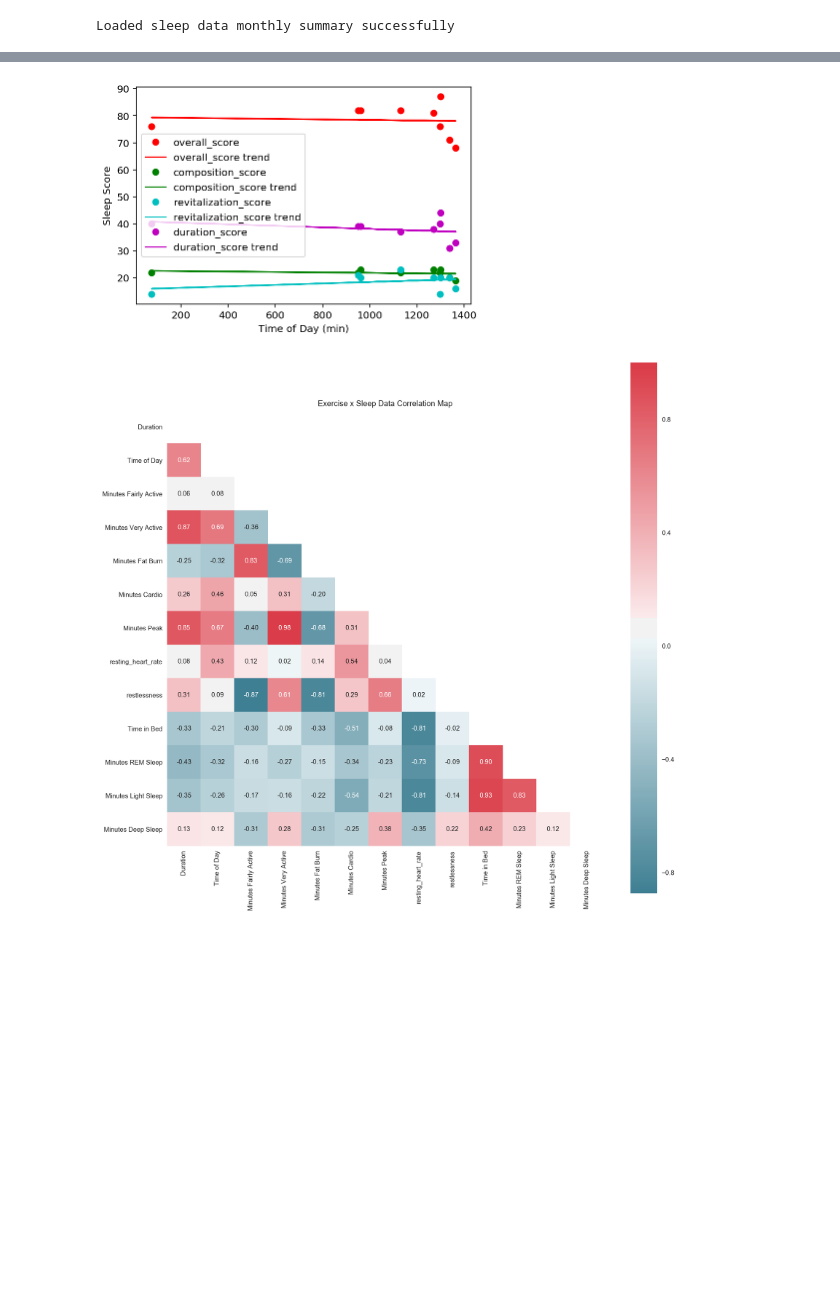
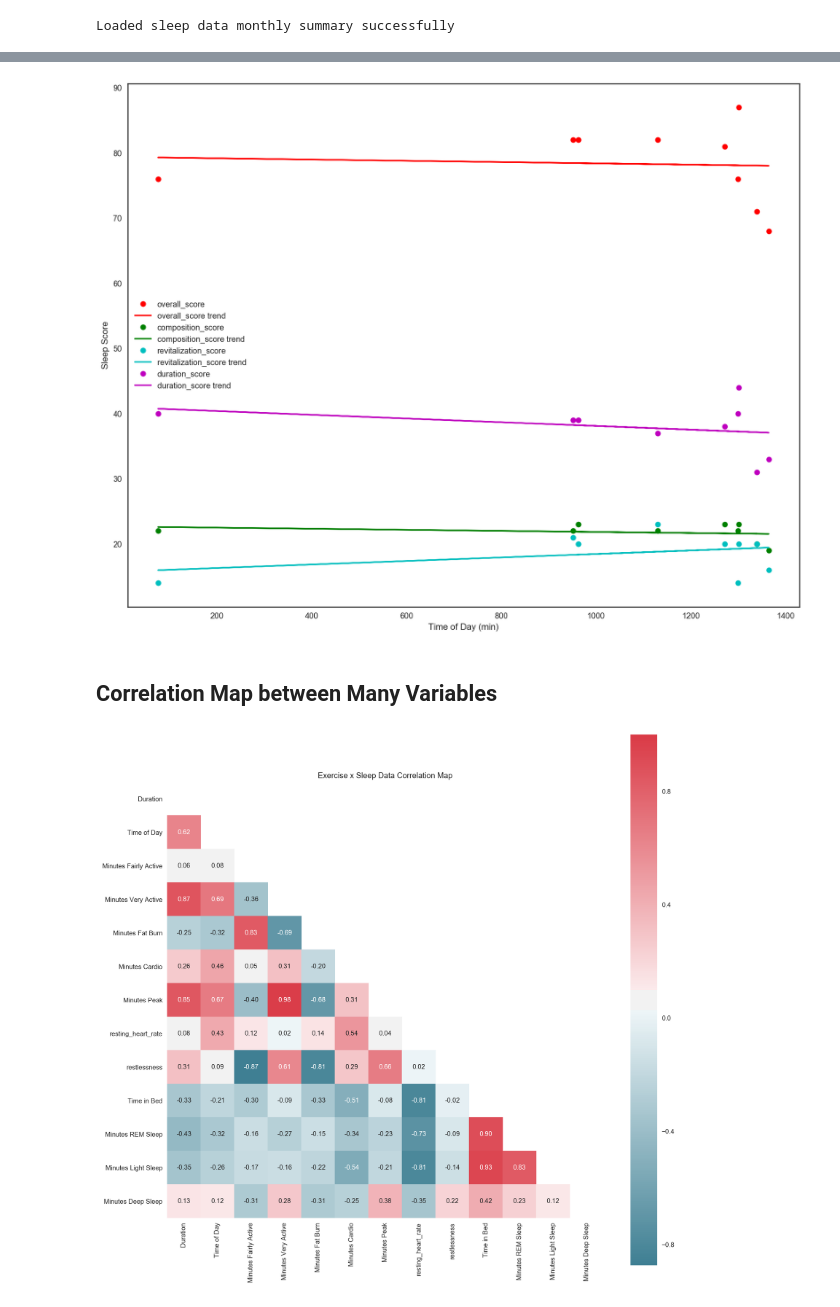
Before and after one commit to mliu356/fitbit-sleep-analyzer, a Jupyter notebook: fitbit-intraday-analysis.ipynb, the cells around one changed output, grey strips where cells are left out. Drawn from its saved outputs; the diff is of its cells as text; code cells hidden in the pictures; blank space fills up the shorter version.

Commit message:
added more graphs + text explanations

```diff
--- a/fitbit-intraday-analysis.ipynb
+++ b/fitbit-intraday-analysis.ipynb
@@ -153,0 +164,11 @@ plt.show()
+# %%
+fig = plt.plot(summaryData['Date'], summaryData['Workout Start'], 'ro')
+fig = plt.plot(summaryData['Date'], summaryData['Workout End'], 'bo')
+fig = plt.plot(summaryData['Date'], summaryData['Sleep Time'], 'c-')
+fig = plt.plot(summaryData['Date'], summaryData['Wake Time'], 'm-')
+plt.title("Current Workout x Sleep Patterns", fontsize=20)
+plt.xlabel("Date")
+plt.ylabel("Hours since midnight (>24 = Next day)")
+plt.legend()
+plt.rcParams['figure.figsize'] = [15.0, 6.0]
+plt.show()
@@ -154,29 +190,31 @@ plt.show()
 # %%
 x = allData['Time of Day']
 y1 = allData['overall_score']
 y2 = allData['composition_score']
 y3 = allData['revitalization_score']
 y4 = allData['duration_score']
 
 m1, b1 = np.polyfit(x, y1, 1)
 m2, b2 = np.polyfit(x, y2, 1)
 m3, b3 = np.polyfit(x, y3, 1)
 m4, b4 = np.polyfit(x, y4, 1)
 plt.plot(x, y1, 'ro')
 plt.plot(x, m1*x + b1, 'r', label="overall_score trend")
 plt.plot(x, y2, 'go')
 plt.plot(x, m2*x + b2, 'g', label="composition_score trend")
 plt.plot(x, y3, 'co')
 plt.plot(x, m3*x + b3, 'c', label="revitalization_score trend")
 plt.plot(x, y4, 'mo')
 plt.plot(x, m4*x + b4, 'm', label="duration_score trend")
 plt.legend(loc='center left')
 plt.ylabel("Sleep Score")
 plt.xlabel("Time of Day (min)")
-plt.rcParams['figure.figsize'] = [15.0, 12.0]
+plt.rcParams['figure.figsize'] = [20.0, 20.0]
 plt.show()
 # %% [output]
-[figure, old version]
+[figure, new version]
+# %% [markdown]
+## Correlation Map between Many Variables
 # %%
 def plot_heatmap(corrmat, title):
     sns.set(style = "white")
```
Also changed, not shown: parts of 27 cells of this notebook, 1 other file.
